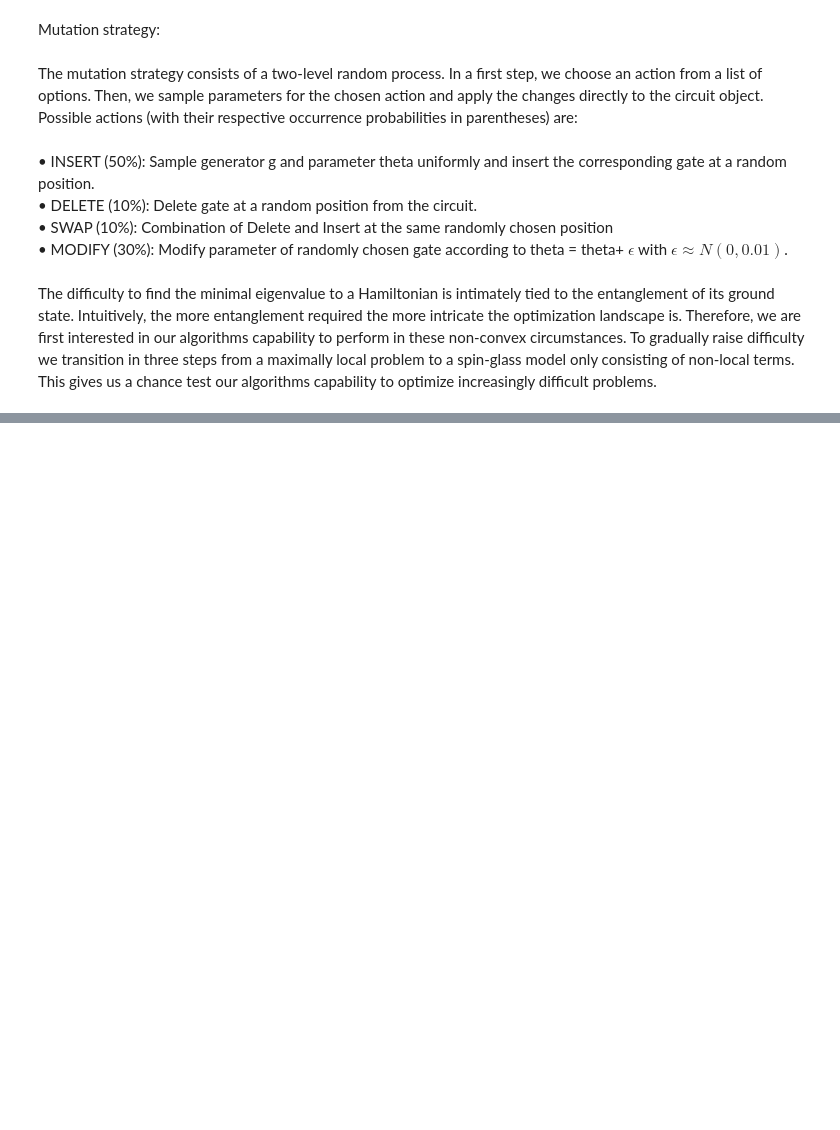
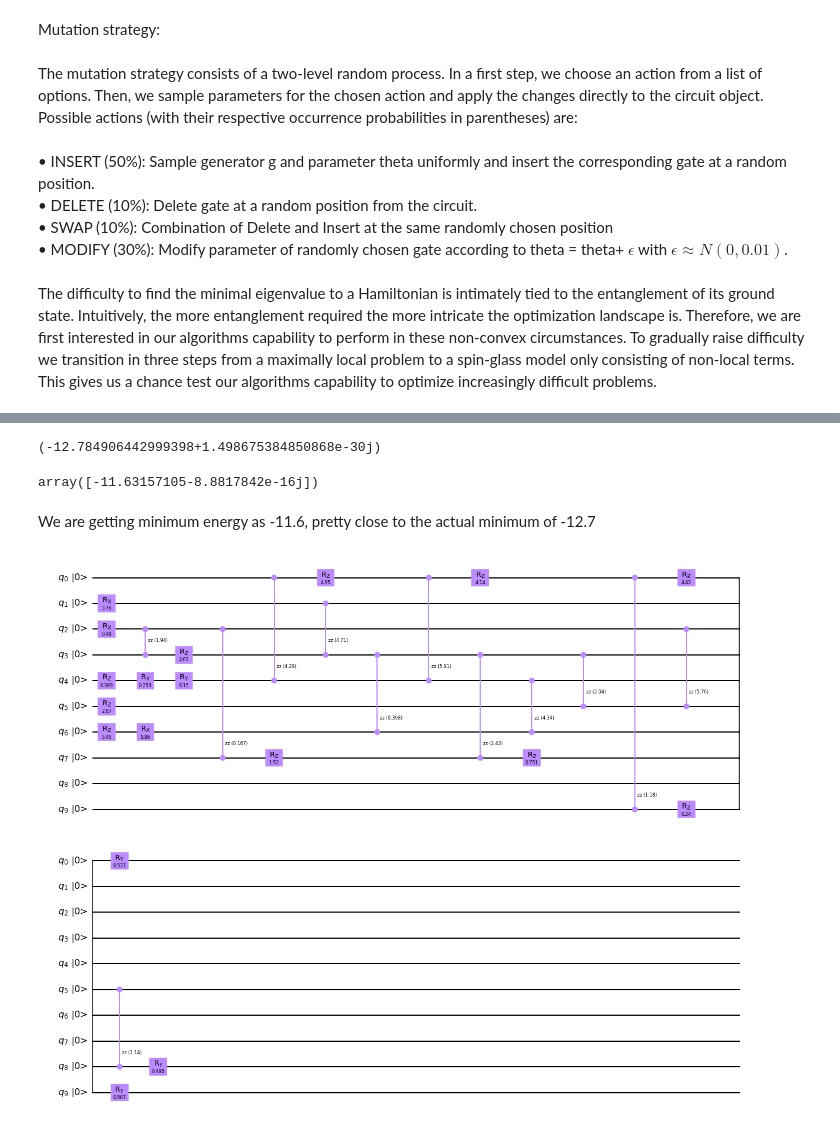
Before and after one commit to sarwarisak/test, a Jupyter notebook: report progress.ipynb, the cells around one changed output, grey strips where cells are left out. Drawn from its saved outputs; the diff is of its cells as text; code cells hidden in the pictures; blank space fills up the shorter version.

```diff
--- a/report progress.ipynb
+++ b/report progress.ipynb
@@ -186,0 +257,45 @@ optimize increasingly difficult problems.
+# %%
+H=[[0 for i in range(1024)] for j in range(1024) ] #gives us Hamiltonian for Transverse Field Ising Model
+
+
+for i in range(10):
+    q=QuantumRegister(10,'q')
+    circuit = QuantumCircuit(q)
+    circuit.z(i)
+    if i<9:
+        circuit.z(i+1)
+    else:
+        circuit.z(0)
+        #pass
+    op = qi.Operator(circuit)
+    array=op.data
+    H-=array
+
+
+
+for i in range(10):
+    q=QuantumRegister(10,'q')
+    circuit = QuantumCircuit(q)
+    circuit.x(i)
+    op = qi.Operator(circuit)
+    array=op.data
+    H-=array
+# %%
+results = la.eig(H) #Expected minimum energy
+print(min(results[0]))
+# %% [output]
+(-12.784906442999398+1.498675384850868e-30j)
+# %%
+func_val=get_min_circuit(H) #gives the value of optimization function at each generation
+# %%
+func_val[-1][0] #gives the value of target function on last generation
+# %% [output]
+array([-11.63157105-8.8817842e-16j])
+# %% [markdown]
+We are getting minimum energy as -11.6, pretty close to the actual minimum of -12.7
+# %%
+final_circuit=get_circuit(func_val[-1][1])
+# %%
+final_circuit.draw(initial_state=True, output="mpl")
+# %% [output]
+[figure, added]
```
Also changed, not shown: parts of 50 cells of this notebook.
